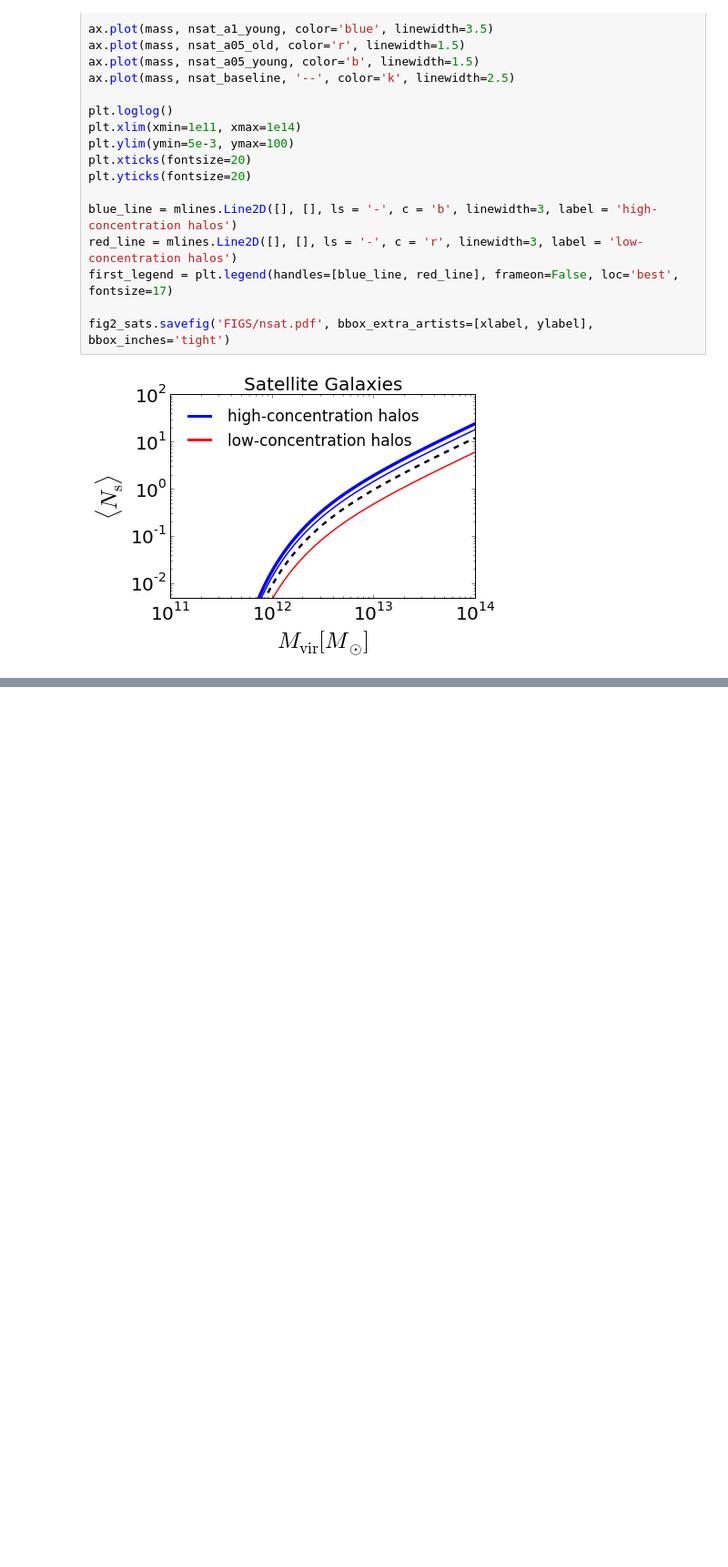
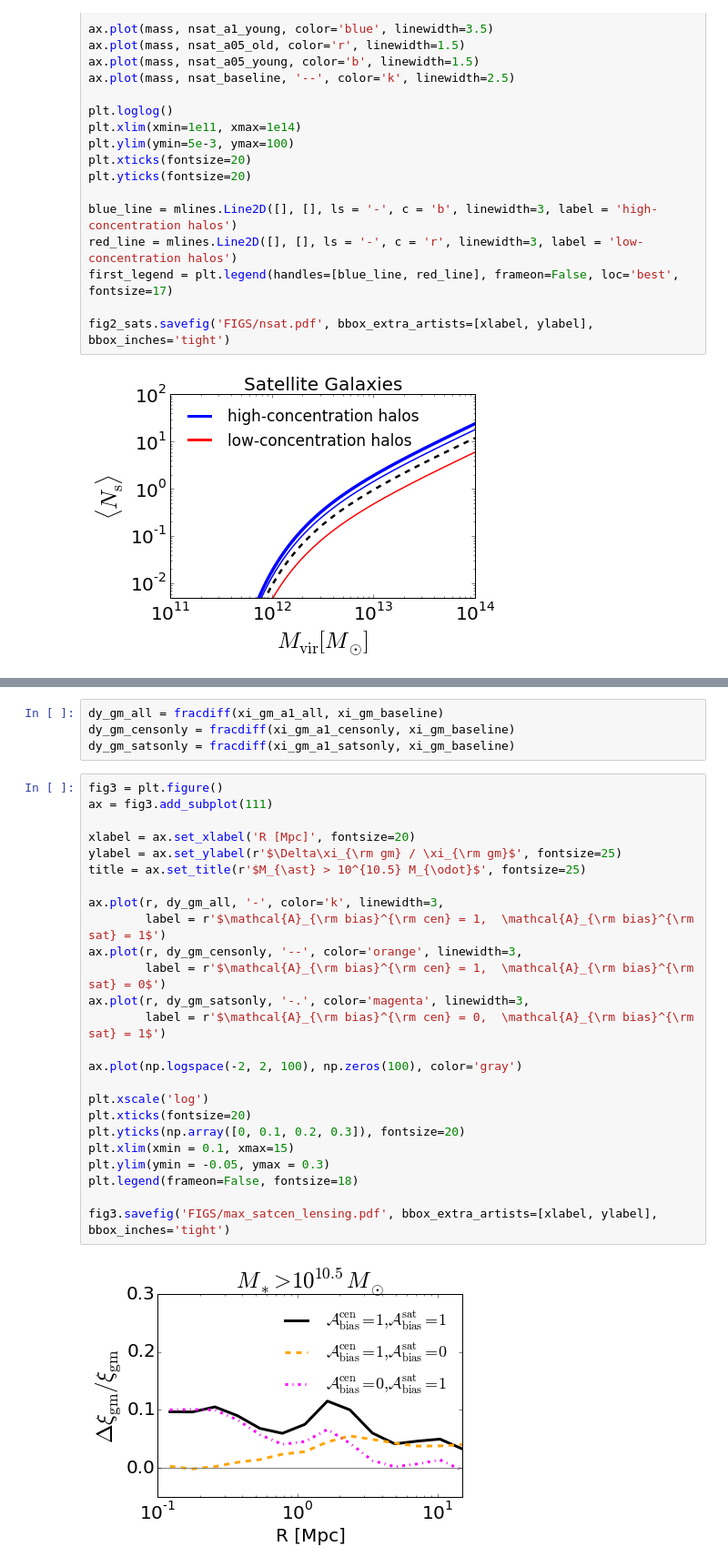
Before and after one commit to aphearin/decorated-hod-paper, a Jupyter notebook: generate_abthy_results.ipynb, the cells around one changed output, grey strips where cells are left out. Shown: that part at 91% size. Cells and saved outputs as stored; diff of their text form; blank space fills up the shorter version.

```diff
--- a/generate_abthy_results.ipynb
+++ b/generate_abthy_results.ipynb
@@ -210,0 +310,31 @@ fig2_sats.savefig('FIGS/nsat.pdf', bbox_extra_artists=[xlabel, ylabel], bbox_inc
+# %%
+dy_gm_all = fracdiff(xi_gm_a1_all, xi_gm_baseline)
+dy_gm_censonly = fracdiff(xi_gm_a1_censonly, xi_gm_baseline)
+dy_gm_satsonly = fracdiff(xi_gm_a1_satsonly, xi_gm_baseline)
+# %%
+fig3 = plt.figure()
+ax = fig3.add_subplot(111)
+
+xlabel = ax.set_xlabel('R [Mpc]', fontsize=20)
+ylabel = ax.set_ylabel(r'$\Delta\xi_{\rm gm} / \xi_{\rm gm}$', fontsize=25)
+title = ax.set_title(r'$M_{\ast} > 10^{10.5} M_{\odot}$', fontsize=25)
+
+ax.plot(r, dy_gm_all, '-', color='k', linewidth=3,
+        label = r'$\mathcal{A}_{\rm bias}^{\rm cen} = 1,  \mathcal{A}_{\rm bias}^{\rm sat} = 1$')
+ax.plot(r, dy_gm_censonly, '--', color='orange', linewidth=3,
+        label = r'$\mathcal{A}_{\rm bias}^{\rm cen} = 1,  \mathcal{A}_{\rm bias}^{\rm sat} = 0$')
+ax.plot(r, dy_gm_satsonly, '-.', color='magenta', linewidth=3,
+        label = r'$\mathcal{A}_{\rm bias}^{\rm cen} = 0,  \mathcal{A}_{\rm bias}^{\rm sat} = 1$')
+
+ax.plot(np.logspace(-2, 2, 100), np.zeros(100), color='gray')
+
+plt.xscale('log')
+plt.xticks(fontsize=20)
+plt.yticks(np.array([0, 0.1, 0.2, 0.3]), fontsize=20)
+plt.xlim(xmin = 0.1, xmax=15)
+plt.ylim(ymin = -0.05, ymax = 0.3)
+plt.legend(frameon=False, fontsize=18)
+
+fig3.savefig('FIGS/max_satcen_lensing.pdf', bbox_extra_artists=[xlabel, ylabel], bbox_inches='tight')
+# %% [output]
+[figure, added]
```
Also changed, not shown: parts of 11 cells of this notebook, 2 other files.
